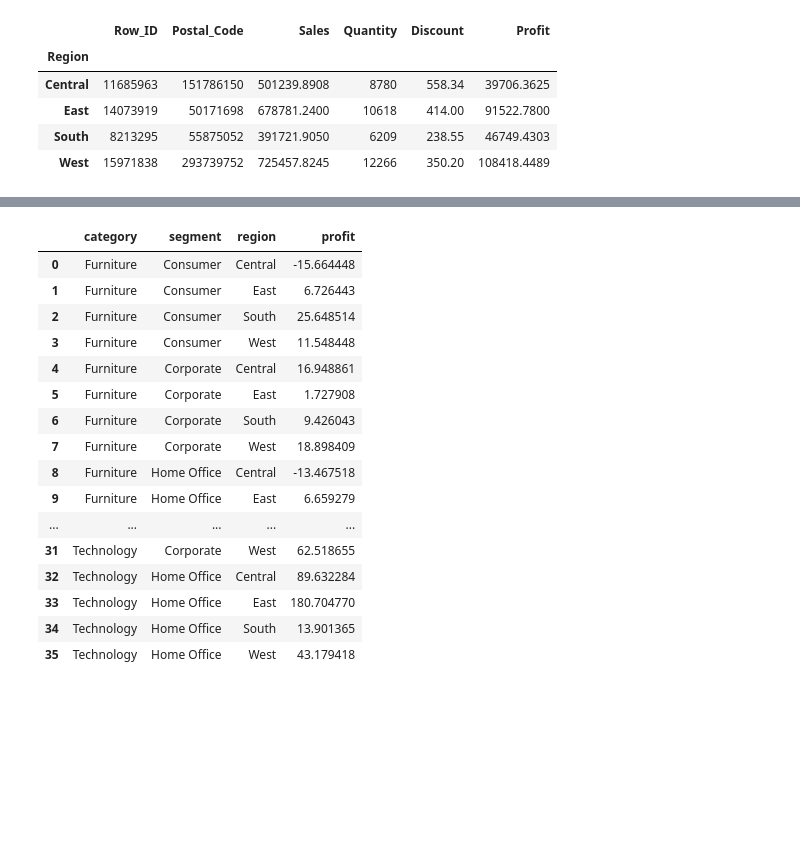
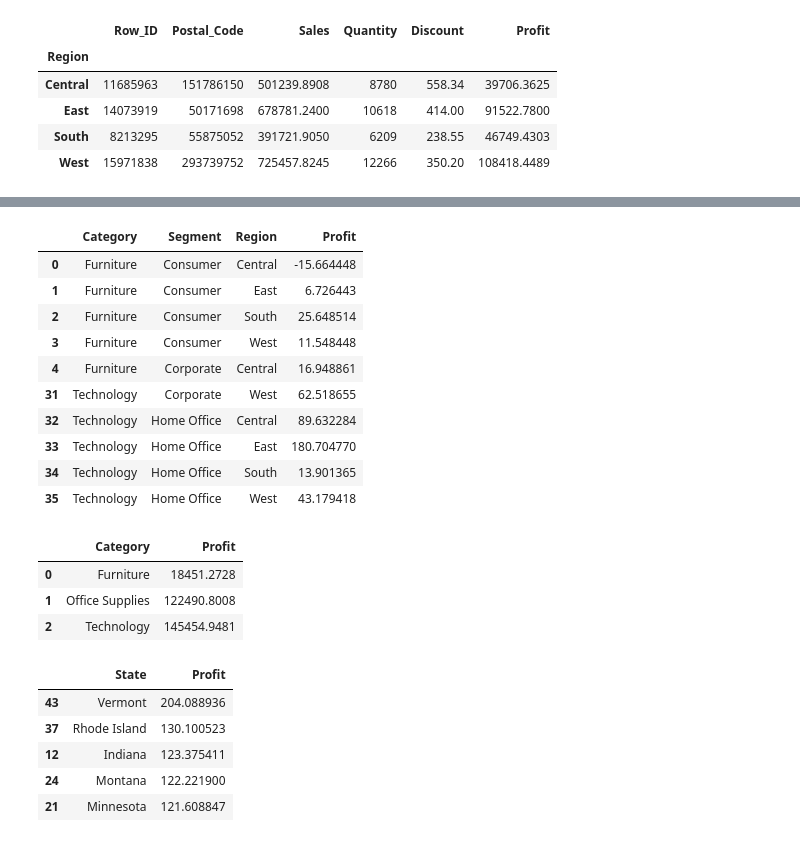
Before and after one commit to goatgirl86/ACT_Superstores, a Jupyter notebook: Superstore.ipynb, the cells around one changed output, grey strips where cells are left out. Saved outputs shown, nothing was run; the diff lists cells and outputs as text; code cells hidden in the pictures; blank space fills up the shorter version.

```diff
--- a/Superstore.ipynb
+++ b/Superstore.ipynb
@@ -535,21 +122,34 @@ df_sub
-# %%
-df = df_all.groupby(['category','segment','region'], as_index=False)['profit'].mean()
-df
-# %% [output]
-|  | category | segment | region | profit |
-| 0 | Furniture | Consumer | Central | -15.664448 |
-| 1 | Furniture | Consumer | East | 6.726443 |
-| 2 | Furniture | Consumer | South | 25.648514 |
-| 3 | Furniture | Consumer | West | 11.548448 |
-| 4 | Furniture | Corporate | Central | 16.948861 |
-| 5 | Furniture | Corporate | East | 1.727908 |
-| 6 | Furniture | Corporate | South | 9.426043 |
-| 7 | Furniture | Corporate | West | 18.898409 |
-| 8 | Furniture | Home Office | Central | -13.467518 |
-| 9 | Furniture | Home Office | East | 6.659279 |
-| ... | ... | ... | ... | ... |
-| 31 | Technology | Corporate | West | 62.518655 |
-| 32 | Technology | Home Office | Central | 89.632284 |
-| 33 | Technology | Home Office | East | 180.704770 |
-| 34 | Technology | Home Office | South | 13.901365 |
-| 35 | Technology | Home Office | West | 43.179418 |
+# %%
+df_csr = df.groupby(['Category','Segment','Region'], as_index=False)['Profit'].mean()
+df_csr.head(5).append(df_csr.tail(5))
+# %% [output]
+|  | Category | Segment | Region | Profit |
+| 0 | Furniture | Consumer | Central | -15.664448 |
+| 1 | Furniture | Consumer | East | 6.726443 |
+| 2 | Furniture | Consumer | South | 25.648514 |
+| 3 | Furniture | Consumer | West | 11.548448 |
+| 4 | Furniture | Corporate | Central | 16.948861 |
+| 31 | Technology | Corporate | West | 62.518655 |
+| 32 | Technology | Home Office | Central | 89.632284 |
+| 33 | Technology | Home Office | East | 180.704770 |
+| 34 | Technology | Home Office | South | 13.901365 |
+| 35 | Technology | Home Office | West | 43.179418 |
+# %%
+df_c = df.groupby(['Category'], as_index=False)['Profit'].sum()
+df_c
+# %% [output]
+|  | Category | Profit |
+| 0 | Furniture | 18451.2728 |
+| 1 | Office Supplies | 122490.8008 |
+| 2 | Technology | 145454.9481 |
+# %%
+df_s = df.groupby(['State'], as_index=False)['Profit'].mean().sort_values(['Profit'],ascending=False)
+# df_s=df_s.set_index(['State'])
+df_s.head(5)
+# %% [output]
+|  | State | Profit |
+| 43 | Vermont | 204.088936 |
+| 37 | Rhode Island | 130.100523 |
+| 12 | Indiana | 123.375411 |
+| 24 | Montana | 122.221900 |
+| 21 | Minnesota | 121.608847 |
```
Also changed, not shown: parts of 38 cells of this notebook, 1 other file.
